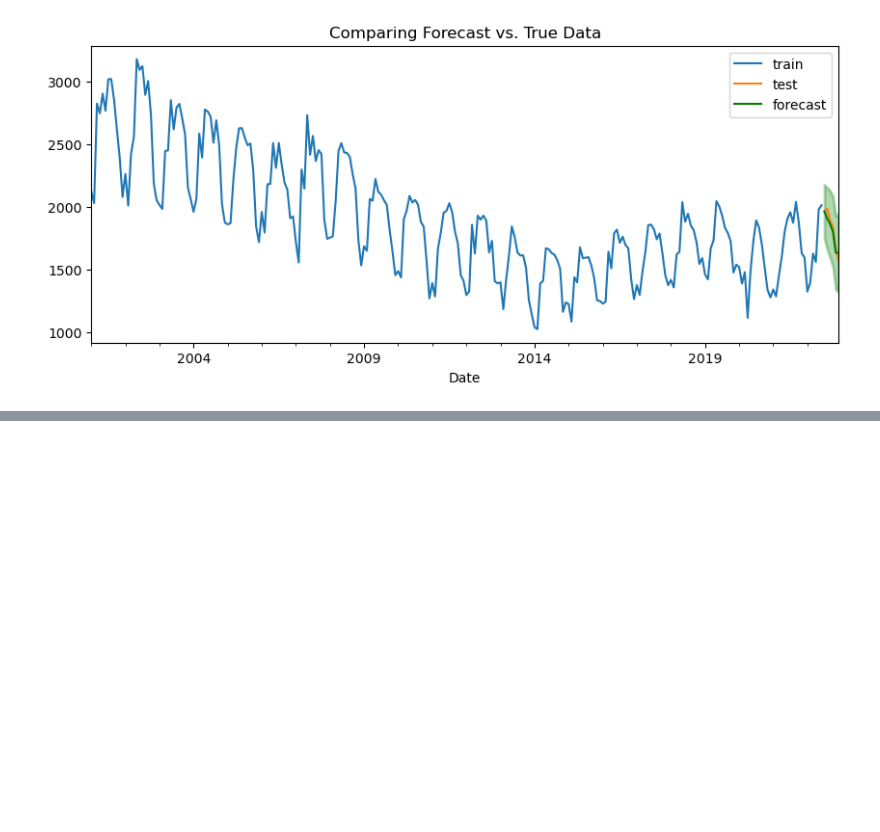
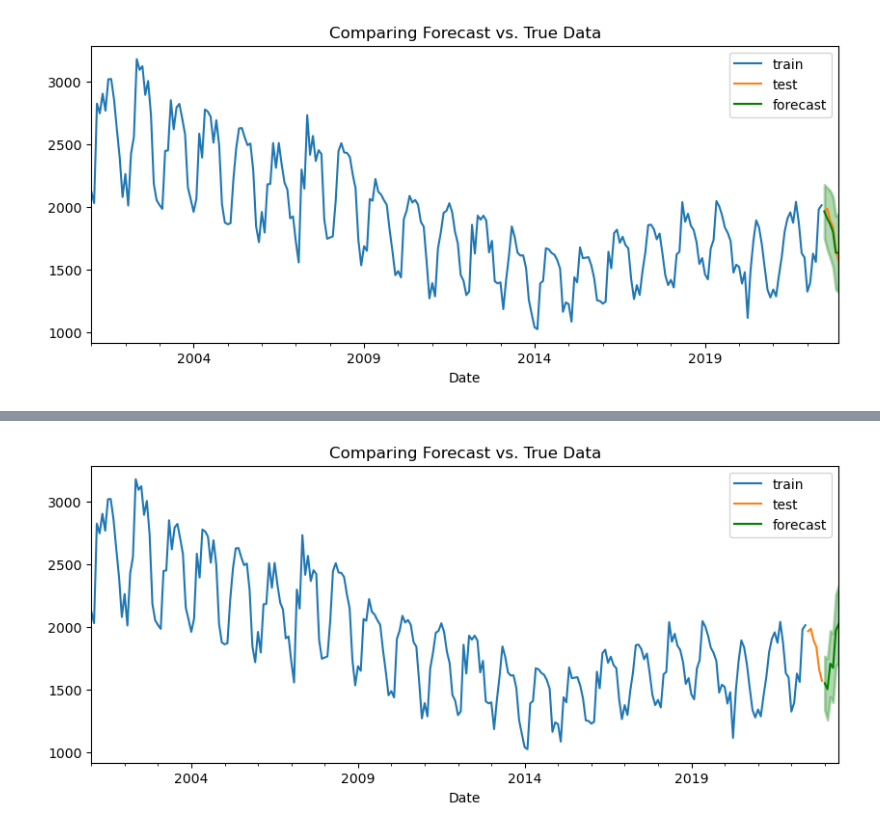
Before and after one commit to lrnrdr/Project-3-Part-1-Core, a Jupyter notebook: Project 3.ipynb, the cells around one changed output, grey strips where cells are left out. Saved outputs shown, nothing was run; the diff lists cells and outputs as text; code cells hidden in the pictures; blank space fills up the shorter version.

```diff
--- a/Project 3.ipynb
+++ b/Project 3.ipynb
@@ -728,7 +749,7 @@ Warnings:
 # %%
 # Obtain forecast as a dataframe with confidence intervals
-forecast_df = sarima.get_forecast(steps=len(test)).summary_frame()
+forecast_df = final_model.get_forecast(steps=len(test)).summary_frame()
 # Call the custom function to plot the forecasts with confidence intervals and true values
 plot_forecast(train, test, forecast_df);
-# Obtain metrics
-regression_metrics_ts(test, forecast_df['mean'])
+# %% [output]
+[figure, added]
```
Also changed, not shown: parts of 13 cells of this notebook.
